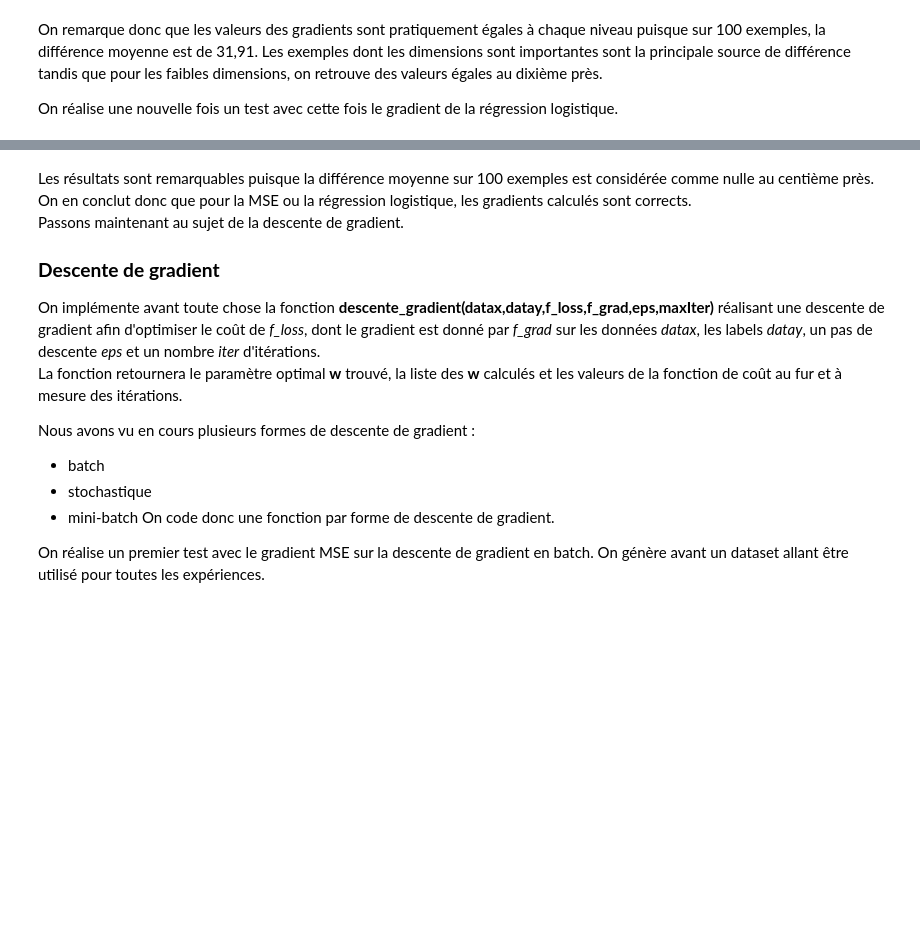
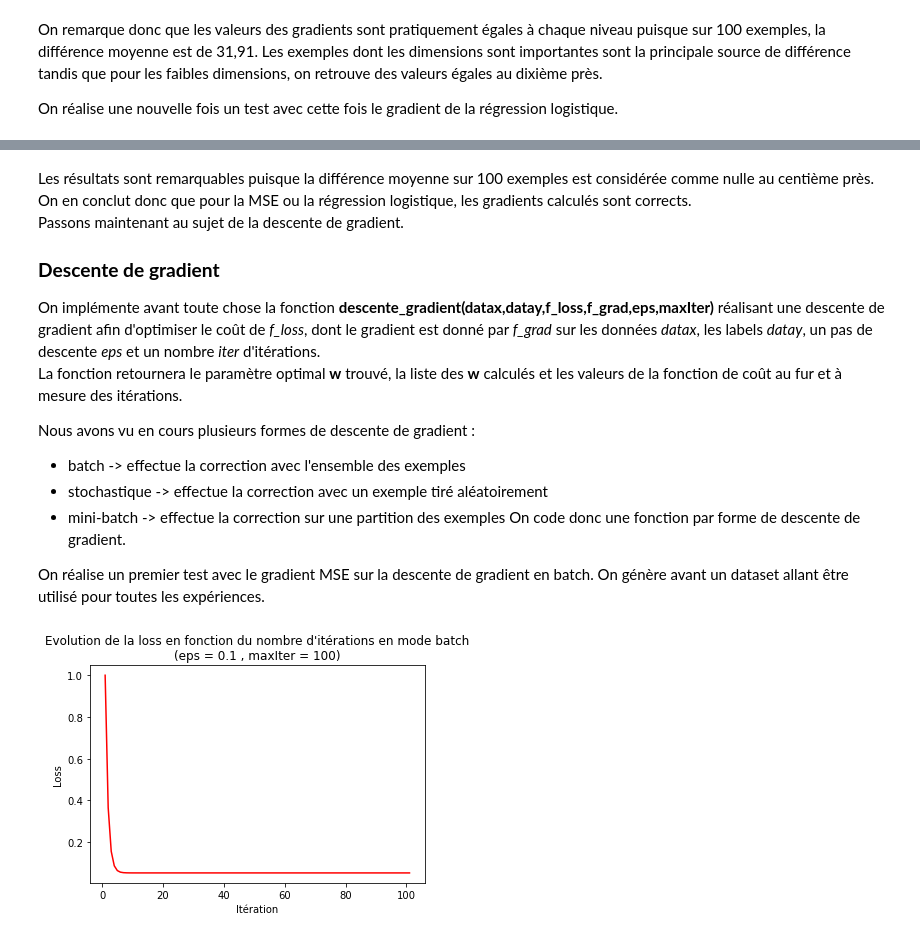
Before and after one commit to almehdiKrisni/UE_ML, a Jupyter notebook: TME3/Rapport_TME3_KRISNI_ARICHANDRA.ipynb, the cells around one changed output, grey strips where cells are left out. Drawn from its saved outputs; the diff is of its cells as text; code cells hidden in the pictures; blank space fills up the shorter version.

```diff
--- a/TME3/Rapport_TME3_KRISNI_ARICHANDRA.ipynb
+++ b/TME3/Rapport_TME3_KRISNI_ARICHANDRA.ipynb
@@ -117,9 +102,9 @@ On implémente avant toute chose la fonction **descente_gradient(datax,datay,f_l
 <br/>La fonction retournera le paramètre optimal **w** trouvé, la liste des **w** calculés et les valeurs de la fonction de coût au fur et à mesure des itérations.
 
 Nous avons vu en cours plusieurs formes de descente de gradient :
-- batch
-- stochastique
-- mini-batch
+- batch -> effectue la correction avec l'ensemble des exemples
+- stochastique -> effectue la correction avec un exemple tiré aléatoirement
+- mini-batch -> effectue la correction sur une partition des exemples
 On code donc une fonction par forme de descente de gradient.
 
 On réalise un premier test avec le gradient MSE sur la descente de gradient en batch. On génère avant un dataset allant être utilisé pour toutes les expériences.
@@ -128,4 +113,6 @@ On réalise un premier test avec le gradient MSE sur la descente de gradient en
 datax, datay = gen_arti(epsilon=0.1)
 # %%
 # Descente de gradient en batch - MSE
-w, logW, logF = descente_gradient_batch(datax, datay, mse, mse_grad, eps=0.1, maxIter=100)
+w, logW, logF = descente_gradient_batch(datax, datay, mse, mse_grad, eps=0.1, maxIter=100, plot=True)
+# %% [output]
+[figure, added]
```
Also changed, not shown: parts of 12 cells of this notebook, 1 other file.
